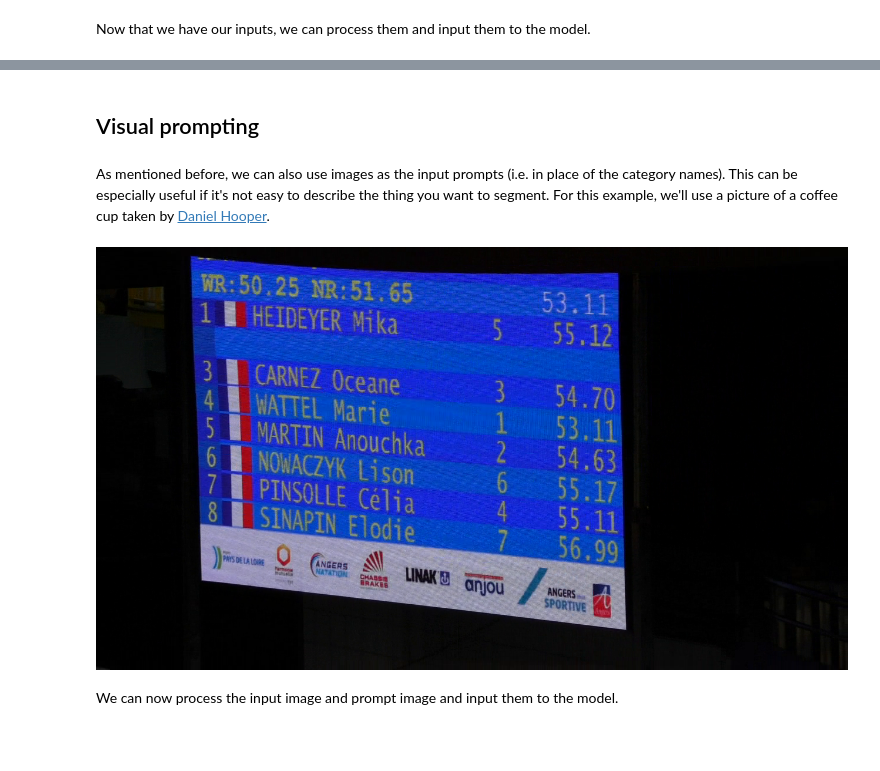
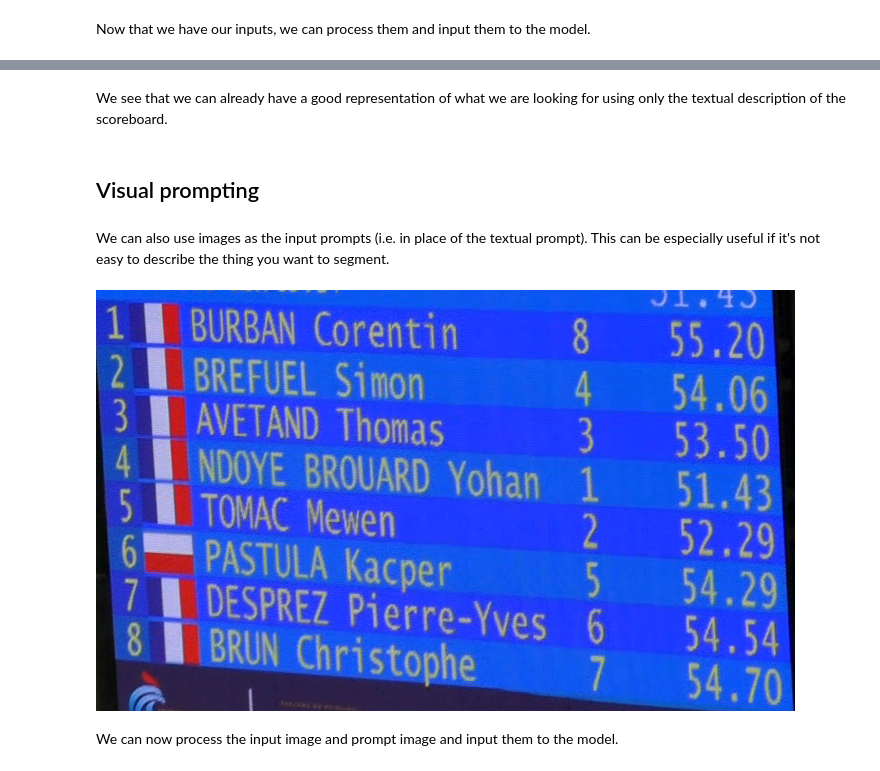
Before and after one commit to Itim-B/sports_scr, a Jupyter notebook: notebooks/tests-clipseg_zero_shot-detection.ipynb, the cells around one changed output, grey strips where cells are left out. Drawn from its saved outputs; the diff is of its cells as text; code cells hidden in the pictures; blank space fills up the shorter version.

```diff
--- a/notebooks/tests-clipseg_zero_shot-detection.ipynb
+++ b/notebooks/tests-clipseg_zero_shot-detection.ipynb
@@ -107,9 +85,11 @@ glob("/content/[0-9]*.png")
+# %% [markdown]
+We see that we can already have a good representation of what we are looking for using only the textual description of the scoreboard.
 # %% [markdown]
 ## Visual prompting
 # %% [markdown]
-As mentioned before, we can also use images as the input prompts (i.e. in place of the category names). This can be especially useful if it's not easy to describe the thing you want to segment. For this example, we'll use a picture of a coffee cup taken by [Daniel Hooper](https://unsplash.com/@dan_fromyesmorecontent).
+We can also use images as the input prompts (i.e. in place of the textual prompt). This can be especially useful if it's not easy to describe the thing you want to segment.
 # %%
-prompt = Image.open("/content/000003.png")
+prompt = Image.open("../data/natation/ROI/CLIP_visual_prompt/scoreboard.png")
 prompt
 # %% [output]
-[figure, old version]
+[figure, new version]
```
Also changed, not shown: parts of 16 cells of this notebook, 1 other file.
